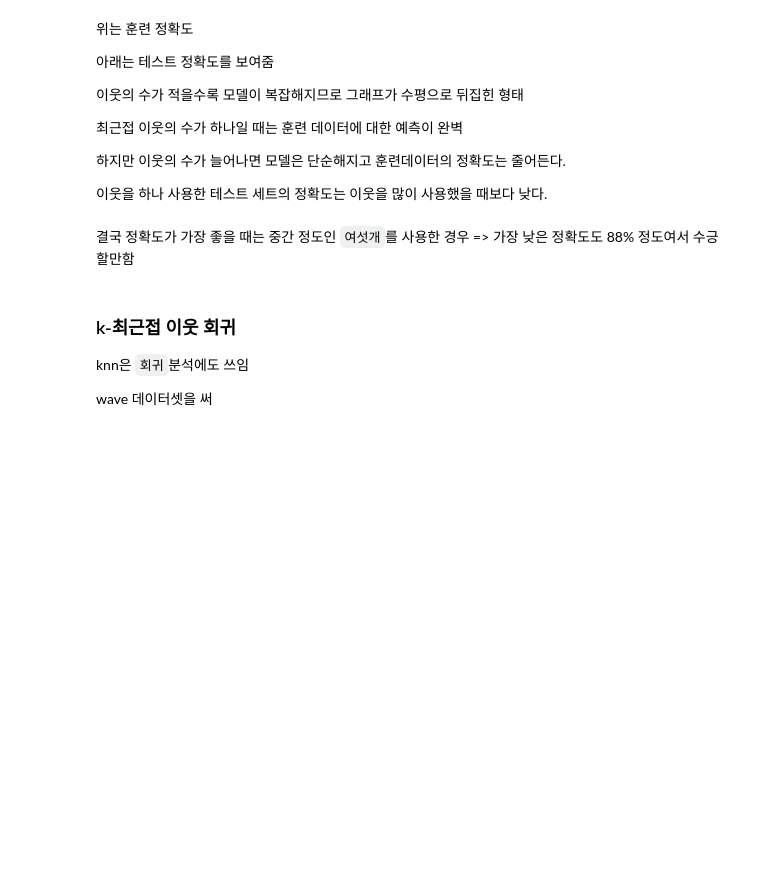
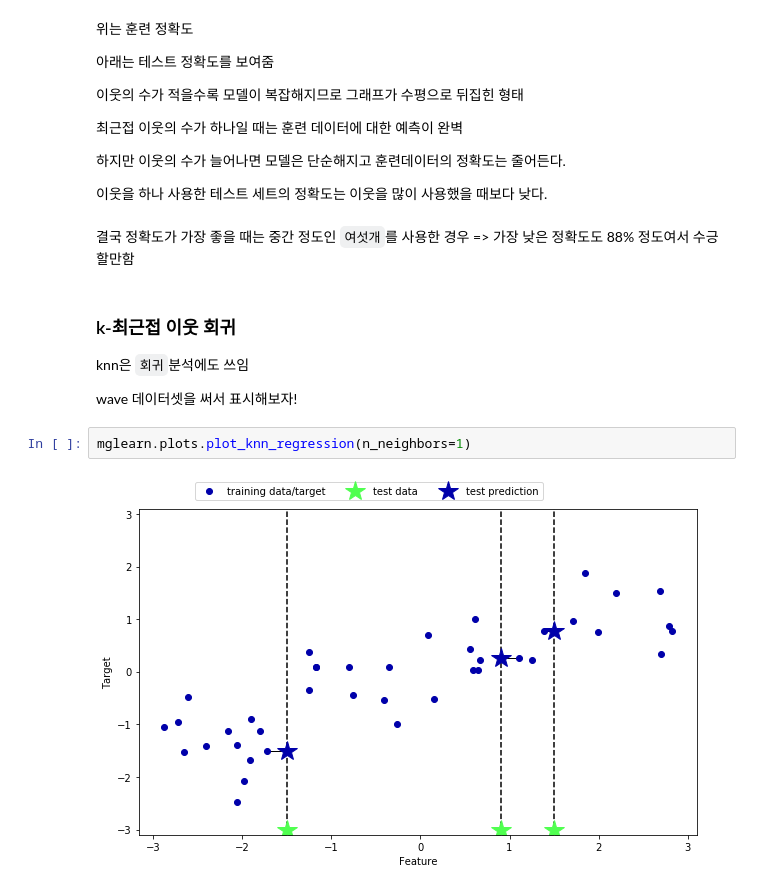
Before and after one commit to Tedhoon/scikit-learn, a Jupyter notebook: #2 supervised learning/factitious dataset & knn.ipynb, the cells around one changed output. Cells and saved outputs as stored; diff of their text form; blank space fills up the shorter version.

```diff
--- a/#2 supervised learning/factitious dataset & knn.ipynb
+++ b/#2 supervised learning/factitious dataset & knn.ipynb
@@ -252,4 +258,8 @@ plt.legend()
 
 knn은 `회귀`분석에도 쓰임
 
-wave 데이터셋을 써
+wave 데이터셋을 써서 표시해보자!
+# %%
+mglearn.plots.plot_knn_regression(n_neighbors=1)
+# %% [output]
+[figure, added]
```
Also changed, not shown: parts of 11 cells of this notebook.
